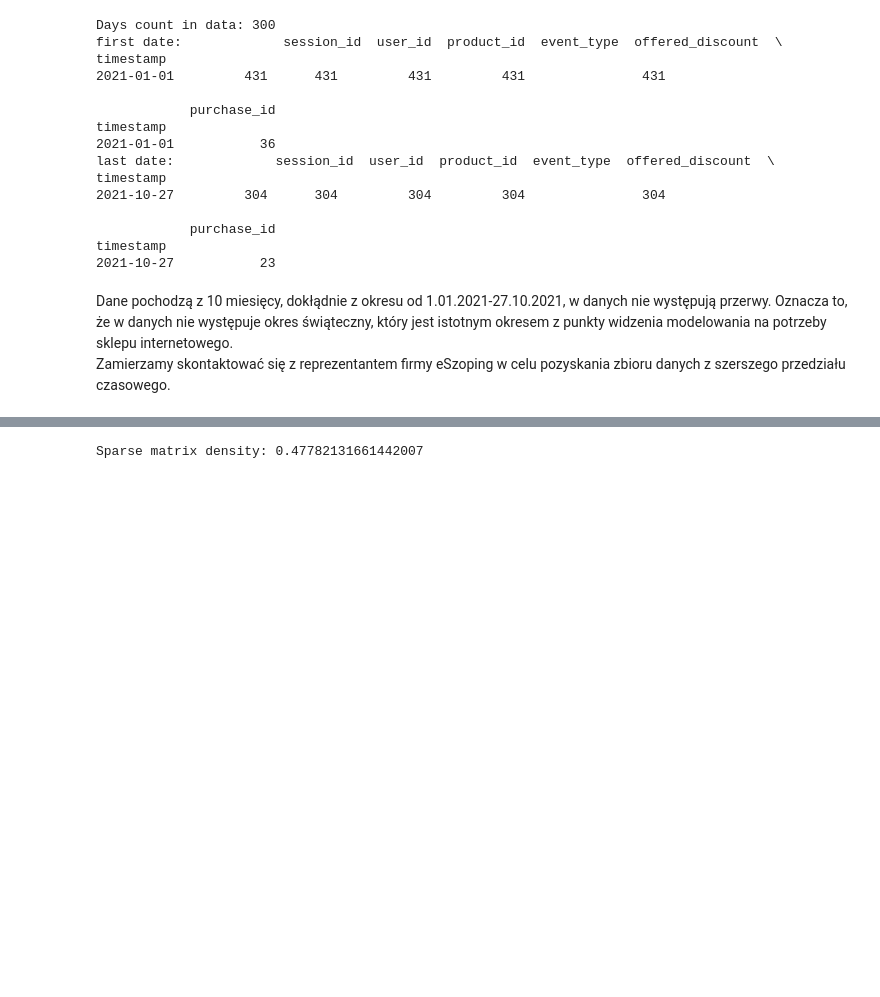
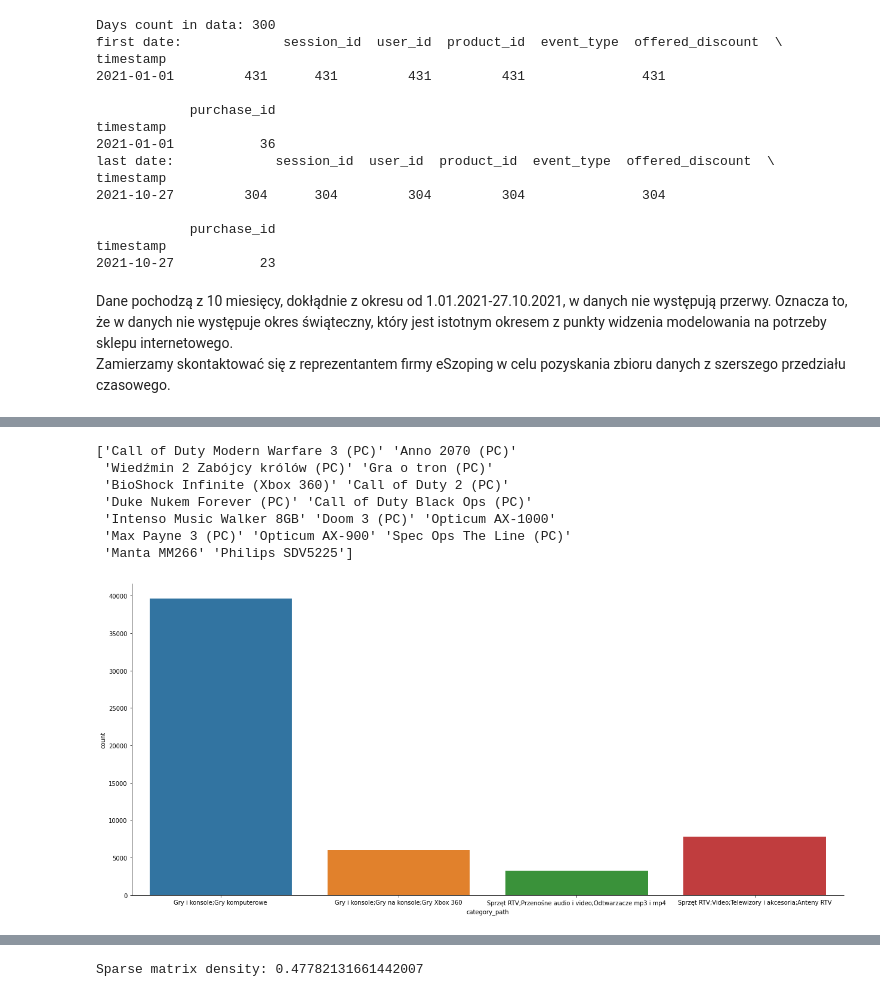
Before and after one commit to SwirtaB/IUM_Recommendation-system, a Jupyter notebook: notebooks/data_analysis.ipynb, the cells around one changed output, grey strips where cells are left out. Saved outputs shown, nothing was run; the diff lists cells and outputs as text; code cells hidden in the pictures; blank space fills up the shorter version.

Commit message:
Session data analisis.

```diff
--- a/notebooks/data_analysis.ipynb
+++ b/notebooks/data_analysis.ipynb
@@ -516,0 +487,14 @@ Dodatkowo obsewrwujemy, że użytkownicy w większości przeglądają produkty,
+# %%
+subSessionDF = sessionsDF.groupby('product_id').filter(lambda x : len(x) > sessionsDF['product_id'].value_counts().quantile(q=0.95)).copy()
+subSessionProductDF = pd.merge(subSessionDF, productsDF, how='inner', on='product_id')
+sns.catplot(data=subSessionProductDF, kind='count', x='category_path', height=8, aspect=2.2)
+print(subSessionProductDF['product_name'].unique())
+# %% [output]
+['Call of Duty Modern Warfare 3 (PC)' 'Anno 2070 (PC)'
+ 'Wiedźmin 2 Zabójcy królów (PC)' 'Gra o tron (PC)'
+ 'BioShock Infinite (Xbox 360)' 'Call of Duty 2 (PC)'
+ 'Duke Nukem Forever (PC)' 'Call of Duty Black Ops (PC)'
+ 'Intenso Music Walker 8GB' 'Doom 3 (PC)' 'Opticum AX-1000'
+ 'Max Payne 3 (PC)' 'Opticum AX-900' 'Spec Ops The Line (PC)'
+ 'Manta MM266' 'Philips SDV5225']
+[figure, added]
```
Also changed, not shown: parts of 29 cells of this notebook.
